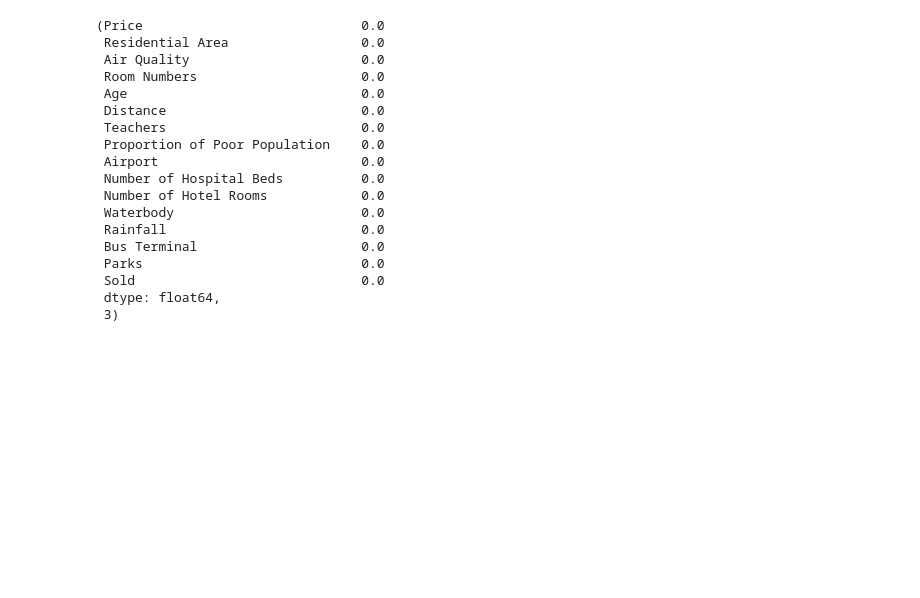
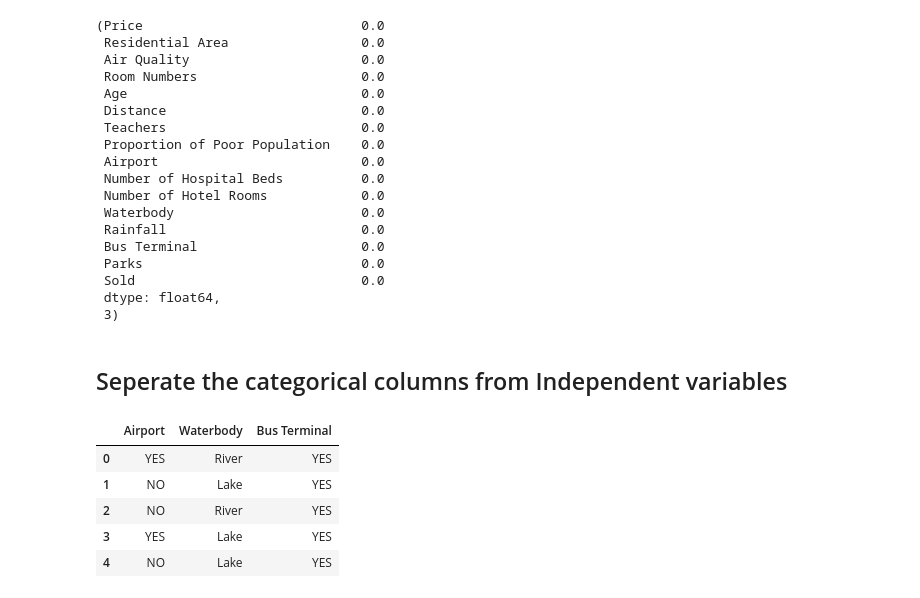
Before and after one commit to cyrixninja/Code-Unnati, a Jupyter notebook: python_scripts_ckpcet/supervised_classification/classification_modeling_on_house_price_data.ipynb, the cells around one changed output. Cells and saved outputs as stored; diff of their text form; code cells hidden in the pictures; blank space fills up the shorter version.

```diff
--- a/python_scripts_ckpcet/supervised_classification/classification_modeling_on_house_price_data.ipynb
+++ b/python_scripts_ckpcet/supervised_classification/classification_modeling_on_house_price_data.ipynb
@@ -275,3 +275,5 @@ target = df_house_price['Sold']
 # %%
 # Independent Variables
 df_indpendent = df_house_price.drop('Sold', axis = 1)
+# %% [markdown]
+## Seperate the categorical columns from Independent variables
@@ -277,0 +282,9 @@ df_indpendent = df_house_price.drop('Sold', axis = 1)
+# %%
+df_cat.head()
+# %% [output]
+|  | Airport | Waterbody | Bus Terminal |
+| 0 | YES | River | YES |
+| 1 | NO | Lake | YES |
+| 2 | NO | River | YES |
+| 3 | YES | Lake | YES |
+| 4 | NO | Lake | YES |
```
Also changed, not shown: parts of 12 cells of this notebook.
